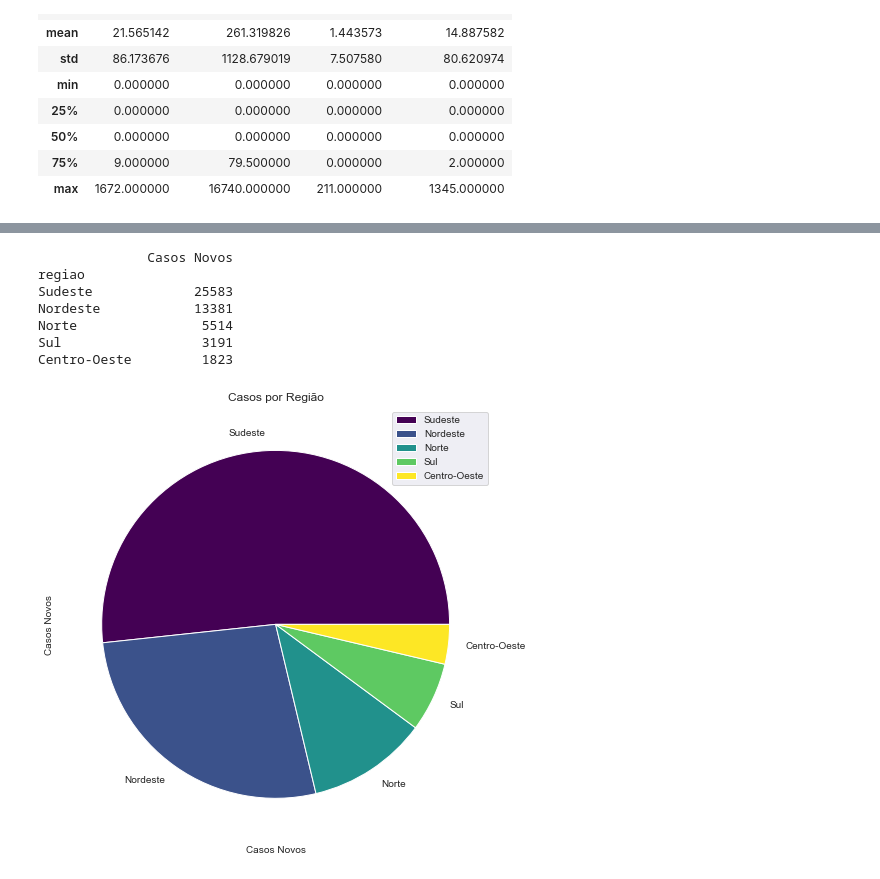
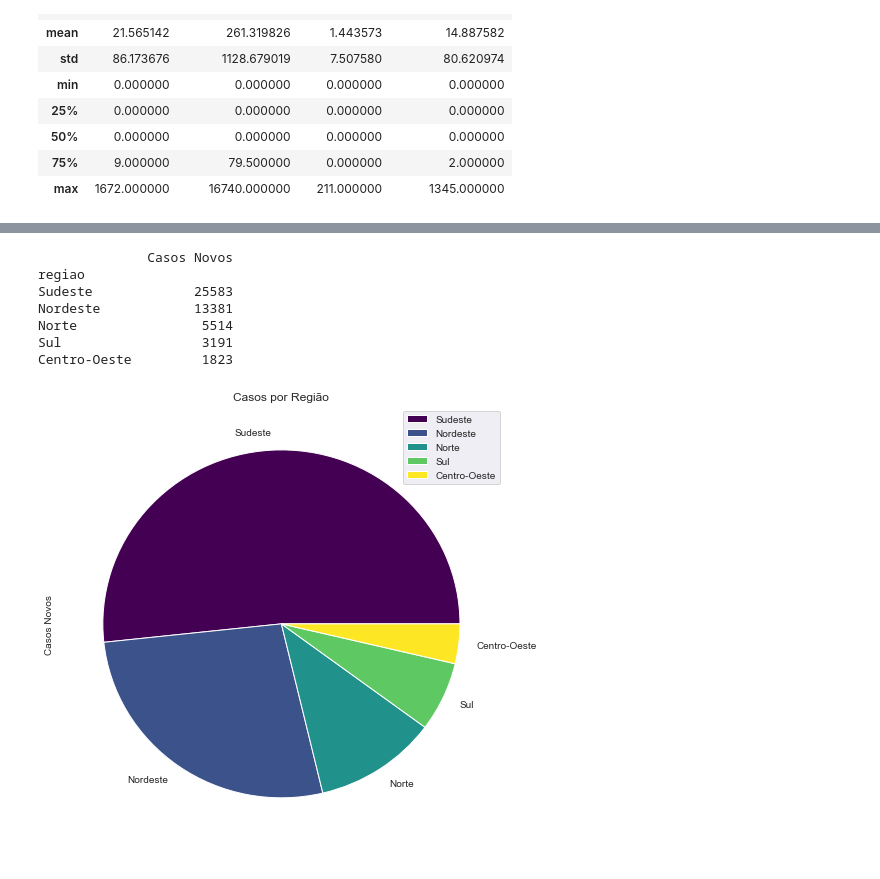
Before and after one commit to Rafaelcerq28/Analise_Covid-19, a Jupyter notebook: Visualização COVID-19.ipynb, the cells around one changed output, grey strips where cells are left out. Saved outputs shown, nothing was run; the diff lists cells and outputs as text; code cells hidden in the pictures.

```diff
--- a/Visualização COVID-19.ipynb
+++ b/Visualização COVID-19.ipynb
@@ -10,7 +10,7 @@ import numpy as np
 import matplotlib.pyplot as plt
 import seaborn as sns
 # %%
-cv = pd.read_csv('arquivo_geral.csv',sep=';')
+cv = pd.read_csv('datasets/arquivo_geral.csv',sep=';')
 # %%
 cv.head()
 # %% [output]
@@ -101,20 +112,22 @@ TypeError: Cannot cast array data from dtype('int64') to dtype('int32') accordin
 # %%
 #Fazer grafico de casos por região
 total_casos_por_regiao = cv.groupby('regiao')[['estado','casosNovos']].sum().sort_values(by='casosNovos',ascending=False)
 total_casos_por_regiao.columns = ['Casos Novos']
 
 print(total_casos_por_regiao)
+#Aumentar tamanho da legenda
+plt.rcParams['legend.fontsize'] = 10
 
 total_casos_por_regiao.plot(kind='pie',subplots=True,figsize=(8,8),cmap='viridis')
 plt.title('Casos por Região')
-plt.xlabel('Casos Novos')
+
 plt.show()
 # %% [output]
               Casos Novos
 regiao
 Sudeste             25583
 Nordeste            13381
 Norte                5514
 Sul                  3191
 Centro-Oeste         1823
-[figure, old version]
+[figure, new version]
```
Also changed, not shown: parts of 23 cells of this notebook, 9 other files.
